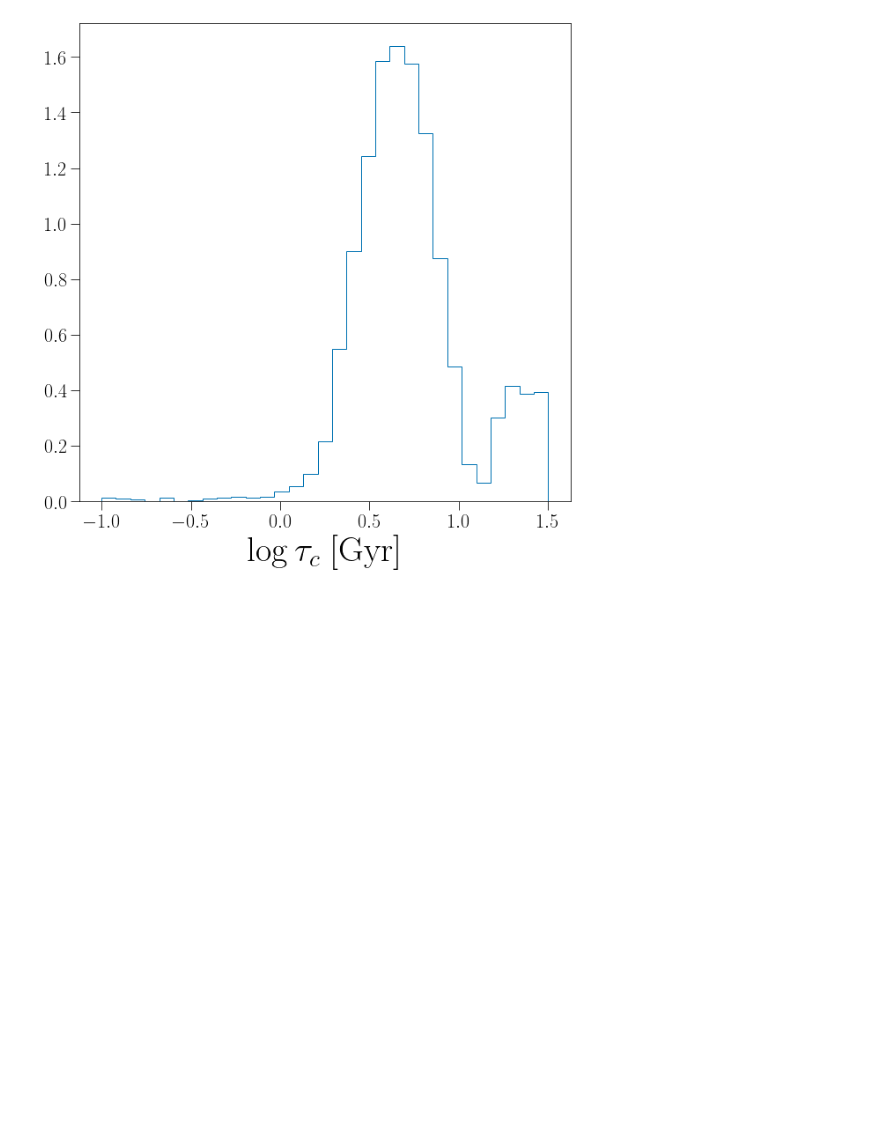
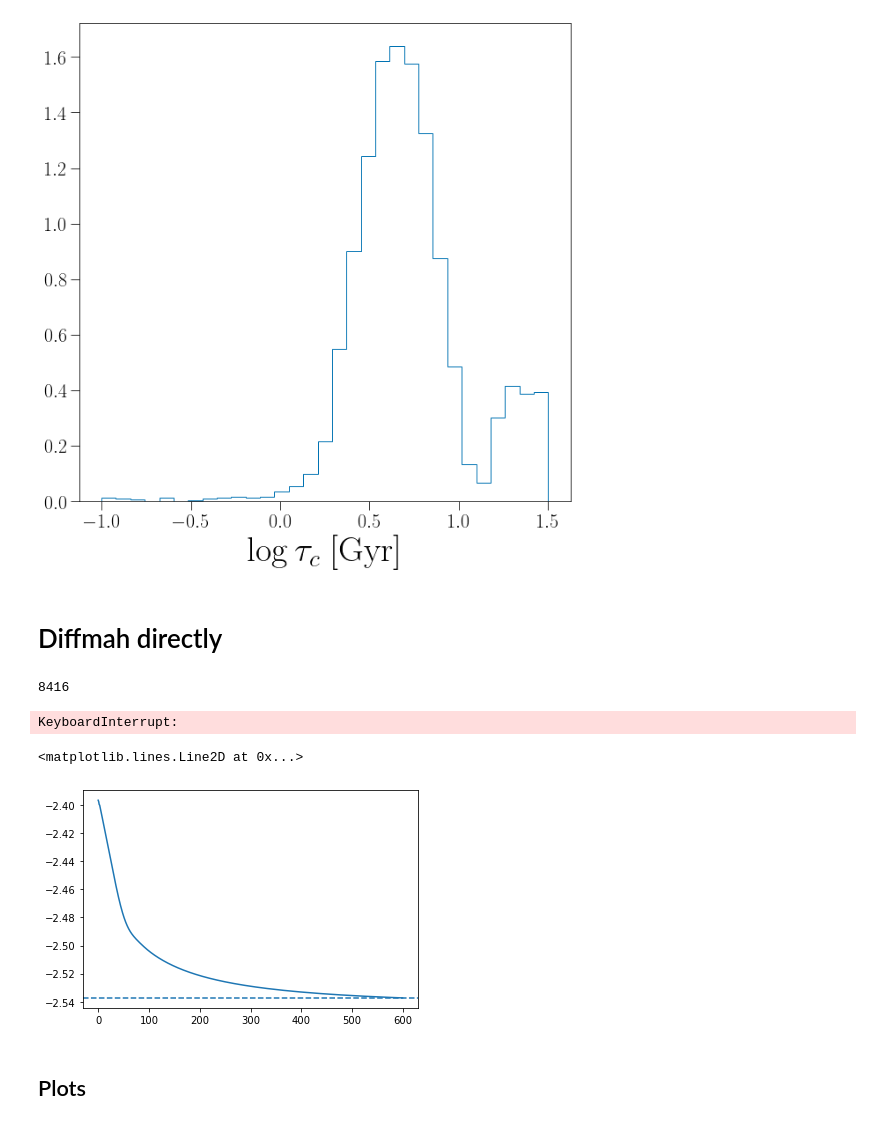
Before and after one commit to ismael-mendoza/nbody-relaxed, a Jupyter notebook: notebooks/exploratory/andrews-fits.ipynb, the cells around one changed output. Drawn from its saved outputs; the diff is of its cells as text; code cells hidden in the pictures; blank space fills up the shorter version.

```diff
--- a/notebooks/exploratory/andrews-fits.ipynb
+++ b/notebooks/exploratory/andrews-fits.ipynb
@@ -41,6 +46,7 @@ from relaxed import halo_catalogs
 mah_data = get_mah('m12', '../../output/', cutoff_missing=0.05, cutoff_particle=0.05)
 # %%
 ma_peak = mah_data['ma_peak']
+mpeak =mah_data['mpeak']
 scales = mah_data['scales']
 t = get_t_from_a(scales)
 t0 = get_t_from_a(1)
@@ -72,0 +77,2 @@ plt.hist?
+# %% [markdown]
+# Diffmah directly
@@ -72,0 +84,36 @@ plt.hist?
+# %%
+log_mah = np.log10(ma_peak * mpeak.reshape(-1, 1))
+log_min_mass = np.log10(100 * 1.35e8)
+
+
+keep = get_clean_sample_mask(log_mah, log_min_mass, 0, lim=0.01, z_cut=3)
+print(sum(keep))
+# %% [output]
+8416
+# %%
+import json
+
+
+idx = 10
+n_steps = 200
+lma_i = log_mah[idx, :]
+p_init, loss_data = get_loss_data(t, lma_i, log_min_mass)
+_res = jax_adam_wrapper(log_mah_mse_loss_and_grads, p_init, loss_data, n_steps, n_warmup=1)
+p_best, loss, loss_arr, params_arr, fit_terminates = _res
+# %% [output]
+KeyboardInterrupt:
+# %%
+n_steps = 600
+lma_i = log_mah[2157, :]
+p_init, loss_data = get_loss_data(t, lma_i, log_min_mass)
+_res = jax_adam_wrapper(log_mah_mse_loss_and_grads, p_init, loss_data, n_steps, n_warmup=1)
+p_best, loss, loss_arr, params_arr, fit_terminates = _res
+
+fig, ax = plt.subplots(1, 1)
+__=ax.plot(np.log10(loss_arr))
+plt.axhline(min(np.log10(loss_arr)), ls='--')
+# %% [output]
+<matplotlib.lines.Line2D at 0x...>
+[figure, added]
+# %% [markdown]
+## Plots
```
Also changed, not shown: parts of 15 cells of this notebook, 10 other files.
